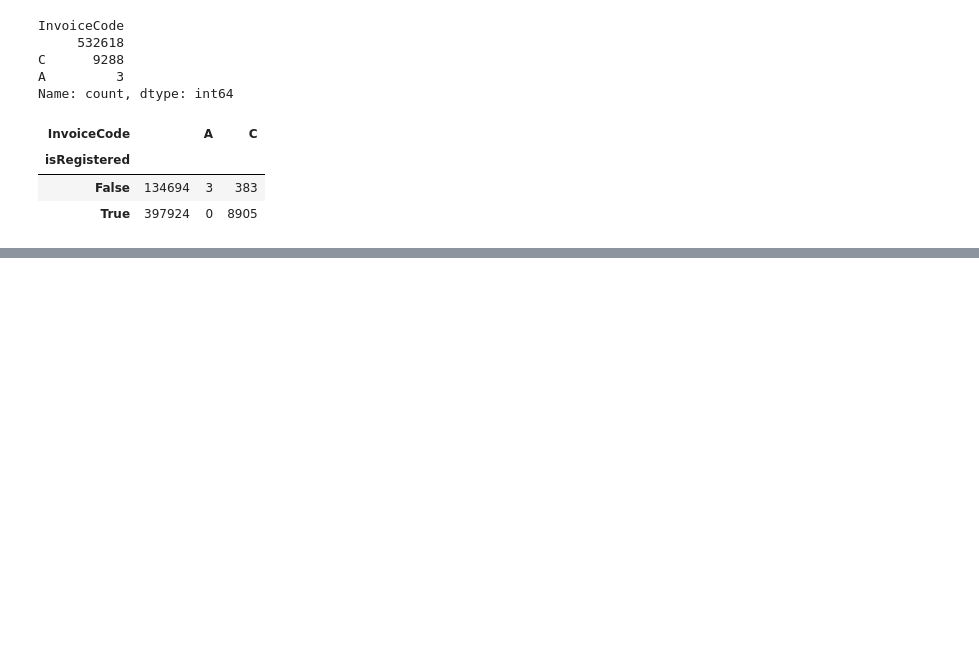
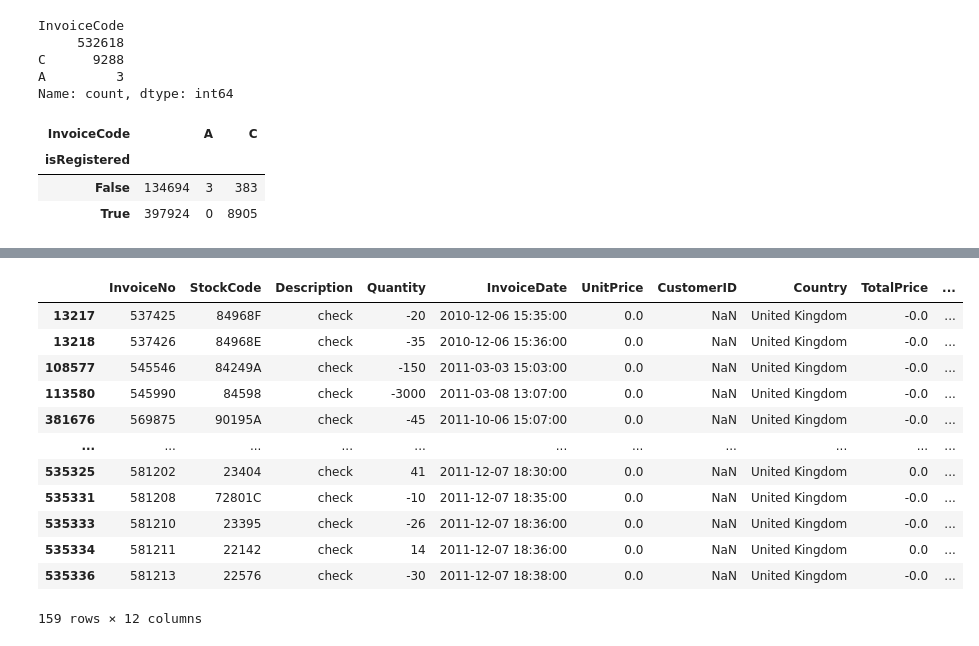
Before and after one commit to chobuzz/Business_Data_Analyst, a Jupyter notebook: Practice1.ipynb, the cells around one changed output, grey strips where cells are left out. Cells and saved outputs as stored; diff of their text form; code cells hidden in the pictures; blank space fills up the shorter version.

```diff
--- a/Practice1.ipynb
+++ b/Practice1.ipynb
@@ -363,0 +454,16 @@ df[df["InvoiceCode"] == 'A']
+# %%
+df[df['Description'] == 'check']
+# %% [output]
+|  | InvoiceNo | StockCode | Description | Quantity | InvoiceDate | UnitPrice | CustomerID | Country | TotalPrice | ... |
+| 13217 | 537425 | 84968F | check | -20 | 2010-12-06 15:35:00 | 0.0 | NaN | United Kingdom | -0.0 | ... |
+| 13218 | 537426 | 84968E | check | -35 | 2010-12-06 15:36:00 | 0.0 | NaN | United Kingdom | -0.0 | ... |
+| 108577 | 545546 | 84249A | check | -150 | 2011-03-03 15:03:00 | 0.0 | NaN | United Kingdom | -0.0 | ... |
+| 113580 | 545990 | 84598 | check | -3000 | 2011-03-08 13:07:00 | 0.0 | NaN | United Kingdom | -0.0 | ... |
+| 381676 | 569875 | 90195A | check | -45 | 2011-10-06 15:07:00 | 0.0 | NaN | United Kingdom | -0.0 | ... |
+| ... | ... | ... | ... | ... | ... | ... | ... | ... | ... | ... |
+| 535325 | 581202 | 23404 | check | 41 | 2011-12-07 18:30:00 | 0.0 | NaN | United Kingdom | 0.0 | ... |
+| 535331 | 581208 | 72801C | check | -10 | 2011-12-07 18:35:00 | 0.0 | NaN | United Kingdom | -0.0 | ... |
+| 535333 | 581210 | 23395 | check | -26 | 2011-12-07 18:36:00 | 0.0 | NaN | United Kingdom | -0.0 | ... |
+| 535334 | 581211 | 22142 | check | 14 | 2011-12-07 18:36:00 | 0.0 | NaN | United Kingdom | 0.0 | ... |
+| 535336 | 581213 | 22576 | check | -30 | 2011-12-07 18:38:00 | 0.0 | NaN | United Kingdom | -0.0 | ... |
+159 rows × 12 columns
```
Also changed, not shown: parts of 16 cells of this notebook, 1 other file.
